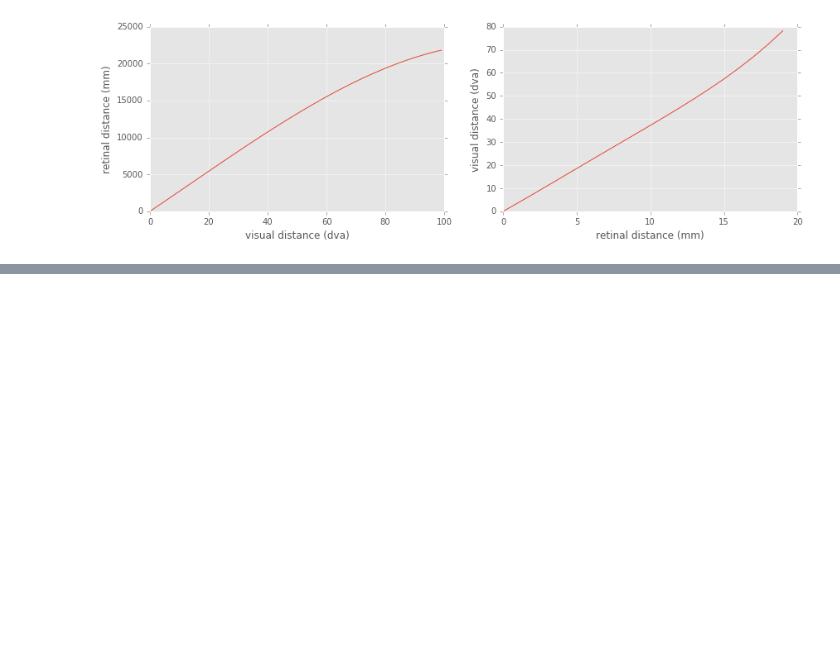
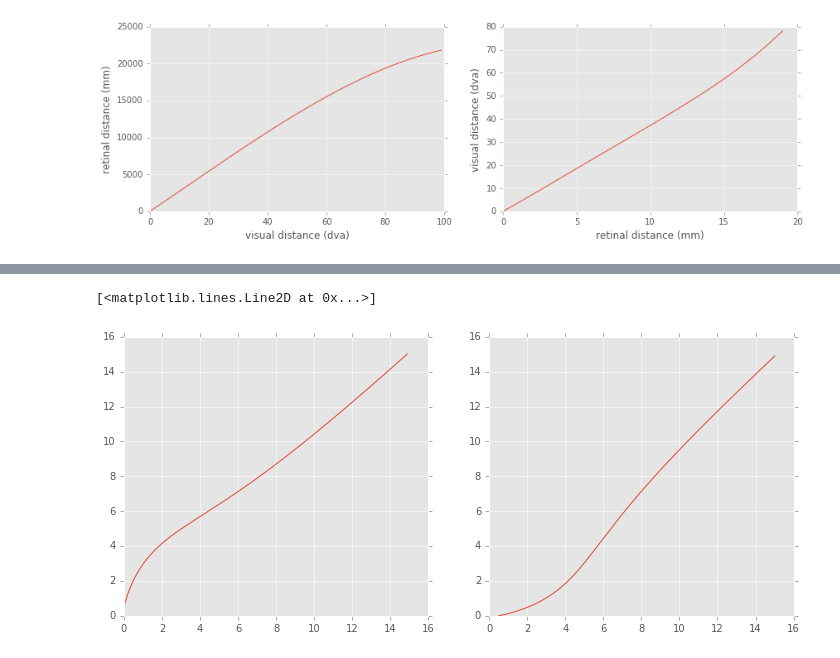
Before and after one commit to mbeyeler/pulse2percept, a Jupyter notebook: examples/notebooks/1.0-warping.ipynb, the cells around one changed output, grey strips where cells are left out. Saved outputs shown, nothing was run; the diff lists cells and outputs as text; code cells hidden in the pictures; blank space fills up the shorter version.

```diff
--- a/examples/notebooks/1.0-warping.ipynb
+++ b/examples/notebooks/1.0-warping.ipynb
@@ -137,3 +231,26 @@ plt.legend()
+# %%
+import scipy.interpolate as spi
+vf = np.arange(0, 15, 0.1)
+rs = vf + displace(vf, 'temporal')
+
+# from visual field to retinal surface
+# what the Watson displacement curve does
+rs_vf = spi.interp1d(vf, rs, fill_value='extrapolate')
+
+# from retinal surface to visual field
+# inverse of Watson displacement curve
+# what an implant might do
+vf_rs = spi.interp1d(rs, vf, fill_value='extrapolate')
+
+plt.figure(figsize=(12, 5))
+plt.subplot(121)
+plt.plot(vf, rs)
+
+plt.subplot(122)
+plt.plot(rs, vf)
+# %% [output]
+[<matplotlib.lines.Line2D at 0x...>]
+[figure, added]
 # %%
 from skimage.io import imread
 from skimage.transform import warp
```
Also changed, not shown: parts of 18 cells of this notebook, 4 other files.
